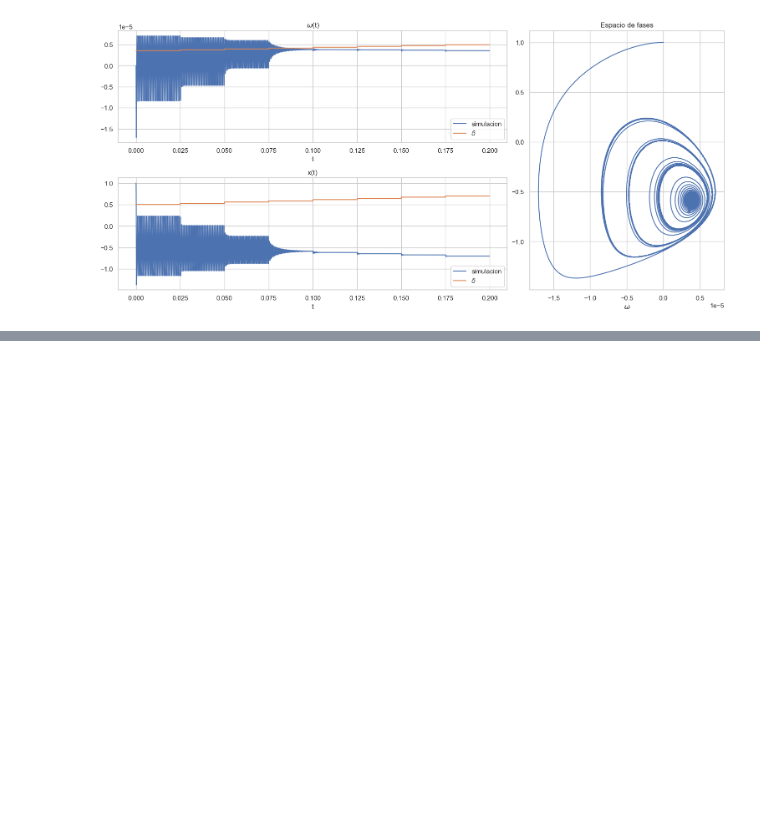
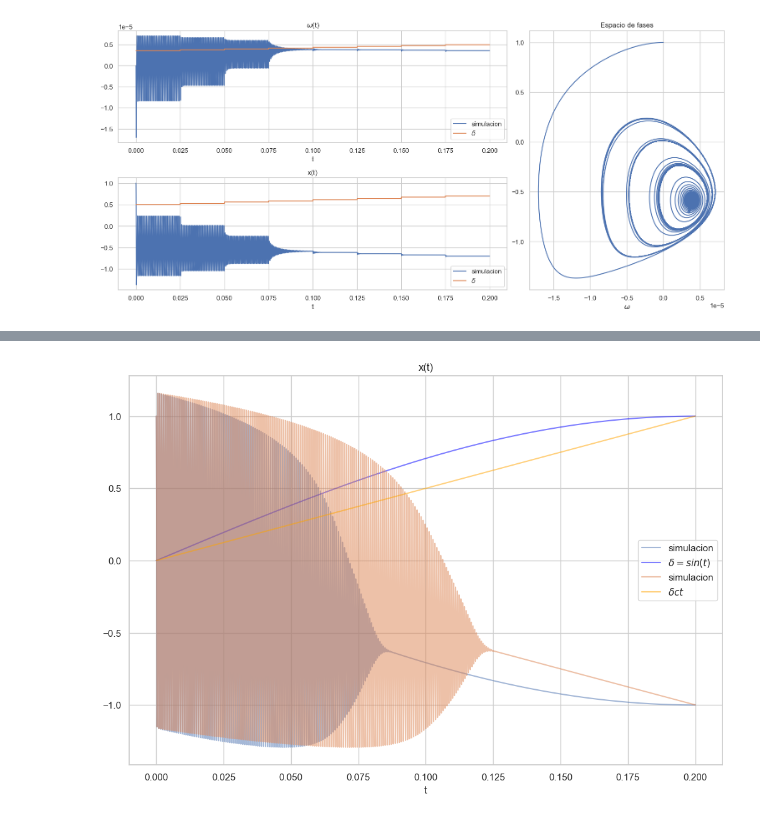
Before and after one commit to LunaKadysz/LSD, a Jupyter notebook: caracterizacion_f0.ipynb, the cells around one changed output, grey strips where cells are left out. Saved outputs shown, nothing was run; the diff lists cells and outputs as text; code cells hidden in the pictures; blank space fills up the shorter version.

```diff
--- a/caracterizacion_f0.ipynb
+++ b/caracterizacion_f0.ipynb
@@ -307,3 +307,34 @@ display(escalones, delta_min, delta_max, output1)
 FloatSlider(value=0.0, description='delta_min', max=2.0, step=0.0001)
 FloatSlider(value=1.0, description='delta_max', max=2.0, step=0.0001)
 [interactive output not drawn]
+# %%
+
+Xs1 = np.zeros((N + 1, 2))
+Xs1[0] = X0
+
+Xs2 = np.zeros((N + 1, 2))
+Xs2[0] = X0
+
+deltas =[np.sin(ts*np.pi*2.5) , ts*5]
+
+# Integración
+for j in range(N):
+    params1 = [k, c, deltas[0][j], b]
+    params2 = [k, c, deltas[1][j], b]
+    Xs1[j + 1] = paso_RK(Xs1[j], f, ts[j], dt, params1, 4)
+    Xs2[j + 1] = paso_RK(Xs2[j], f, ts[j], dt, params2, 4)
+
+
+fig = plt.figure(figsize = (10,7),layout="constrained")
+
+plt.plot(ts,Xs1[:,1], alpha = 0.5, label = 'simulacion')
+plt.plot(ts,deltas[0], alpha = .5,  label = r'$\delta = sin(t)$', color = 'blue')
+plt.plot(ts,Xs2[:,1], alpha = 0.5,  label = 'simulacion')
+plt.plot(ts,deltas[1], alpha = .5, label = r'$\delta c t$', color = 'orange')
+plt.legend()
+plt.title('x(t)')
+plt.xlabel('t')
+
+plt.show()
+# %% [output]
+[figure, added]
```
Also changed, not shown: 3 other files.
